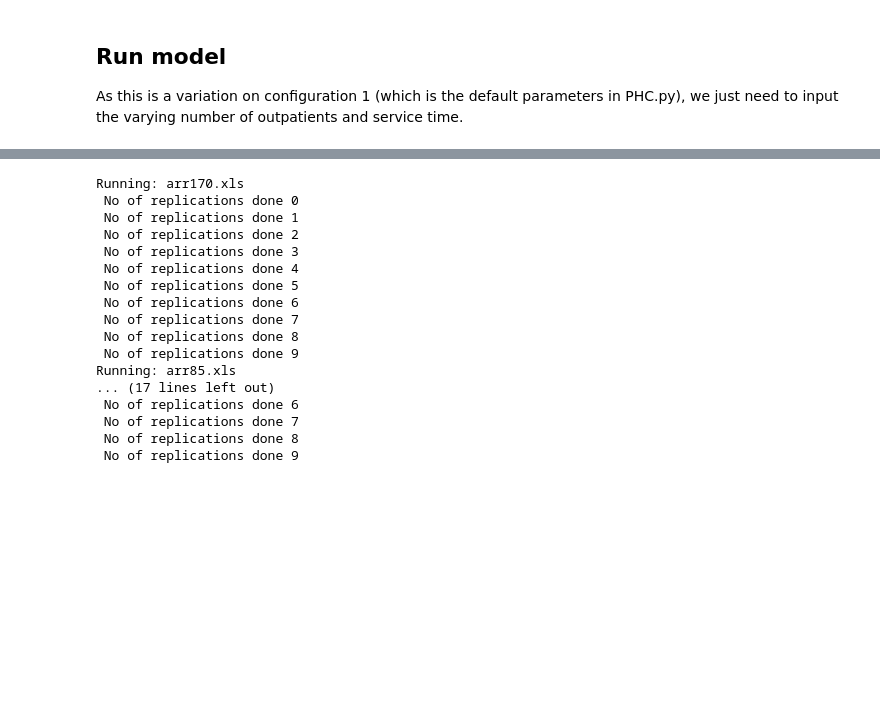
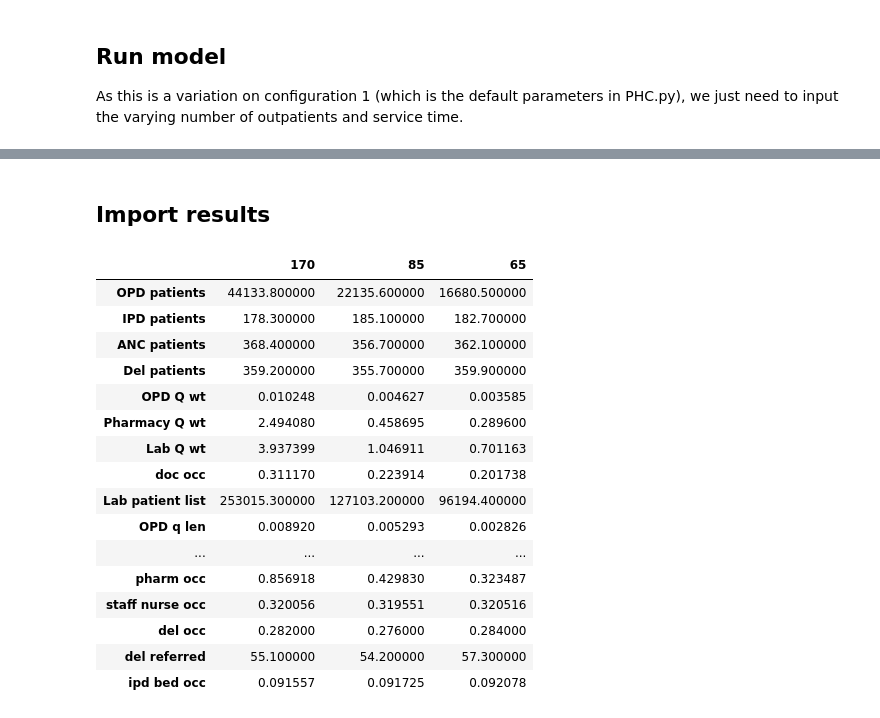
Before and after one commit to pythonhealthdatascience/stars-reproduce-shoaib-2022, a Jupyter notebook: reproduction/reproduce_fig2.ipynb, the cells around one changed output, grey strips where cells are left out. Saved outputs shown, nothing was run; the diff lists cells and outputs as text; code cells hidden in the pictures; blank space fills up the shorter version.

```diff
--- a/reproduction/reproduce_fig2.ipynb
+++ b/reproduction/reproduce_fig2.ipynb
@@ -83,24 +86,53 @@ serv5 = {
 # %%
 # Input configuration parameters to main() (have to append with 's_', and
 # add ** as inputting dict as parameters)
-for config in [arr170, arr85, arr65]:
-    print(f'''Running: {config['rep_file']}''')
-    PHC.main(**{f's_{k}': v for k, v in config.items()})
+# for config in [arr170, arr85, arr65]:
+#     print(f'''Running: {config['rep_file']}''')
+#     PHC.main(**{f's_{k}': v for k, v in config.items()})
-# %% [output]
-Running: arr170.xls
- No of replications done 0
- No of replications done 1
- No of replications done 2
- No of replications done 3
- No of replications done 4
- No of replications done 5
- No of replications done 6
- No of replications done 7
- No of replications done 8
- No of replications done 9
-Running: arr85.xls
-... (17 lines left out)
- No of replications done 6
- No of replications done 7
- No of replications done 8
- No of replications done 9
+# %% [markdown]
+## Import results
+# %%
+# List of files to loop through
+files = ['arr170', 'arr85', 'arr65']
+
+# Empty list to store results
+result_list = []
+
+for f in files:
+    # Import .xls and convert to pandas dataframe
+    book = xlrd.open_workbook(os.path.join('outputs', f'{f}.xls'))
+    result = pd.read_excel(book, header=None, index_col=0)
+
+    # Find mean from the replication
+    # Save as dataframe, dropping the duplicate rows (NCD occ twice)
+    res = pd.DataFrame({
+        f.replace('arr', ''): result.mean(axis=1)
+    }).drop_duplicates()
+
+    # Remove index name
+    res.index.name = None
+
+    # Save to list
+    result_list.append(res)
+
+# Combine into single dataframe
+summary = pd.concat(result_list, axis=1)
+summary
+# %% [output]
+|  | 170 | 85 | 65 |
+| OPD patients | 44133.800000 | 22135.600000 | 16680.500000 |
+| IPD patients | 178.300000 | 185.100000 | 182.700000 |
+| ANC patients | 368.400000 | 356.700000 | 362.100000 |
+| Del patients | 359.200000 | 355.700000 | 359.900000 |
+| OPD Q wt | 0.010248 | 0.004627 | 0.003585 |
+| Pharmacy Q wt | 2.494080 | 0.458695 | 0.289600 |
+| Lab Q wt | 3.937399 | 1.046911 | 0.701163 |
+| doc occ | 0.311170 | 0.223914 | 0.201738 |
+| Lab patient list | 253015.300000 | 127103.200000 | 96194.400000 |
+| OPD q len | 0.008920 | 0.005293 | 0.002826 |
+| ... | ... | ... | ... |
+| pharm occ | 0.856918 | 0.429830 | 0.323487 |
+| staff nurse occ | 0.320056 | 0.319551 | 0.320516 |
+| del occ | 0.282000 | 0.276000 | 0.284000 |
+| del referred | 55.100000 | 54.200000 | 57.300000 |
+| ipd bed occ | 0.091557 | 0.091725 | 0.092078 |
```
Also changed, not shown: parts of 8 cells of this notebook, 1 other file.
